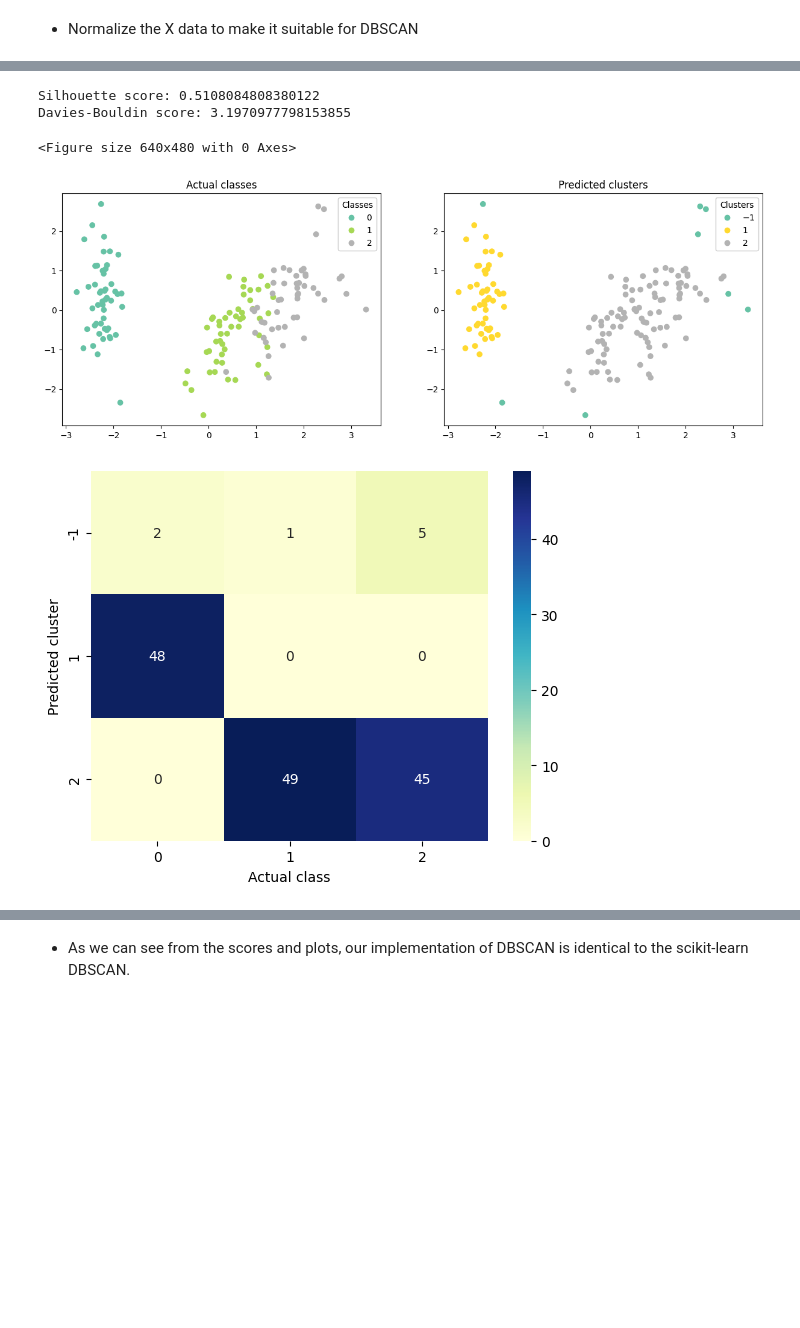
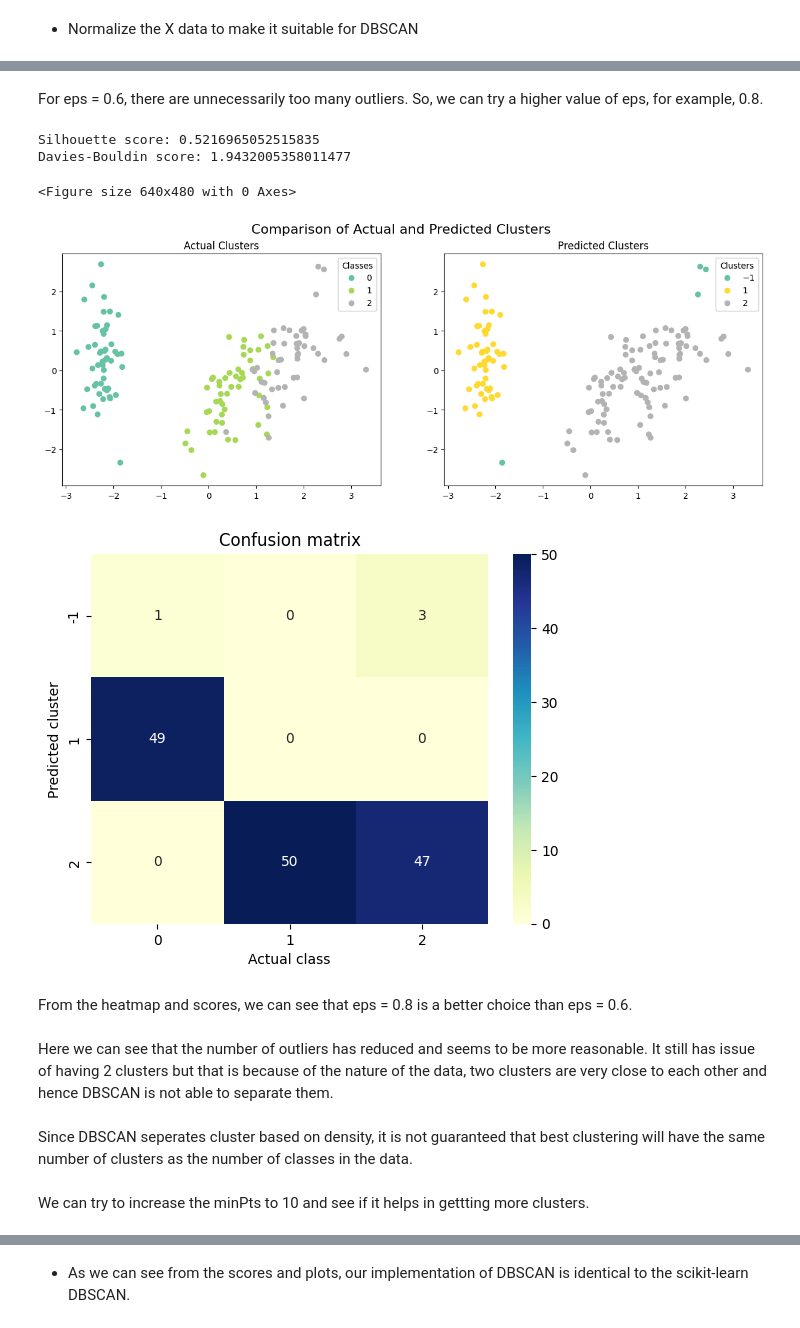
Before and after one commit to Frknslmn50/EDAMI_23L, a Jupyter notebook: Project_DBSCAN/DBSCAN_Implementation.ipynb, the cells around one changed output, grey strips where cells are left out. Saved outputs shown, nothing was run; the diff lists cells and outputs as text; code cells hidden in the pictures; blank space fills up the shorter version.

```diff
--- a/Project_DBSCAN/DBSCAN_Implementation.ipynb
+++ b/Project_DBSCAN/DBSCAN_Implementation.ipynb
@@ -51,26 +64,23 @@ k_distance_plot(X, 8)
+# %% [markdown]
+For eps = 0.6, there are unnecessarily too many outliers. So, we can try a higher value of eps, for example, 0.8.
 # %%
 # Cluster Iris dataset using DBSCAN algorithm
-dbscan = DBSCAN(eps=0.8, min_pts=8)
+dbscan = DBSCAN(eps=0.8, min_pts=5)
 clusters = dbscan.fit(X)
 
-# Silhouette score
-print(f"Silhouette score: {silhouette_score(X, clusters)}")
-
-# Davies-Bouldin score
-print(f"Davies-Bouldin score: {davies_bouldin_score(X, clusters)}")
-
-# Plot clusters
-plt.figure(1)
-plot_clusters(X, y, clusters)
-plt.show()
-
-# Plot heatmap
-plt.figure(2)
-plot_heatmap(y, clusters)
-plt.show()
+# Evaluate clustering results
+evaluate_clusters(X,y,clusters)
 # %% [output]
-Silhouette score: 0.5108084808380122
-Davies-Bouldin score: 3.1970977798153855
+Silhouette score: 0.5216965052515835
+Davies-Bouldin score: 1.9432005358011477
 <Figure size 640x480 with 0 Axes>
-[figure, old version]
+[figure, new version]
-[figure, old version]
+[figure, new version]
+# %% [markdown]
+From the heatmap and scores, we can see that eps = 0.8 is a better choice than eps = 0.6.
+# %% [markdown]
+Here we can see that the number of outliers has reduced and seems to be more reasonable. It still has issue of having 2 clusters but that is because of the nature of the data, two clusters are very close to each other and hence DBSCAN is not able to separate them.
+# %% [markdown]
+Since DBSCAN seperates cluster based on density, it is not guaranteed that best clustering will have the same number of clusters as the number of classes in the data.
+# %% [markdown]
+We can try to increase the minPts to 10 and see if it helps in gettting more clusters.
```
Also changed, not shown: parts of 44 cells of this notebook, 2 other files.
